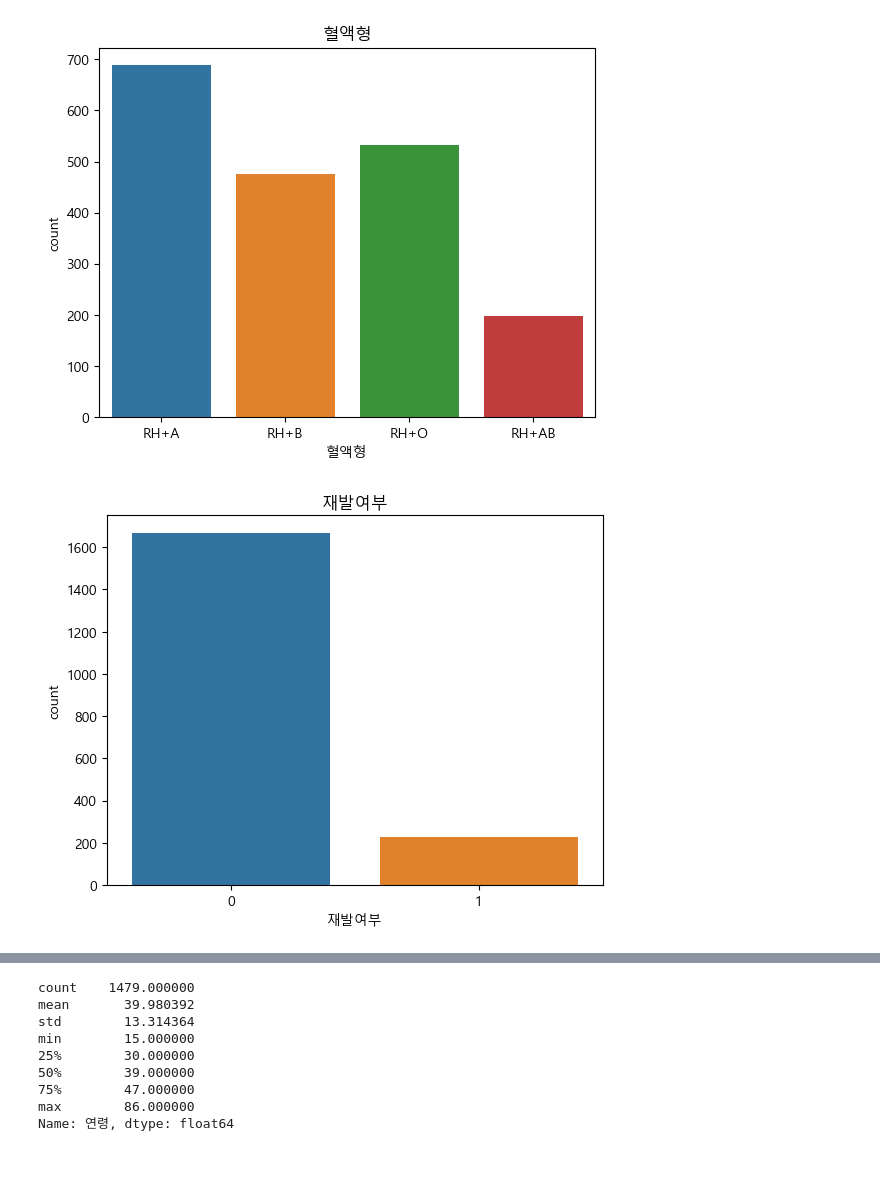
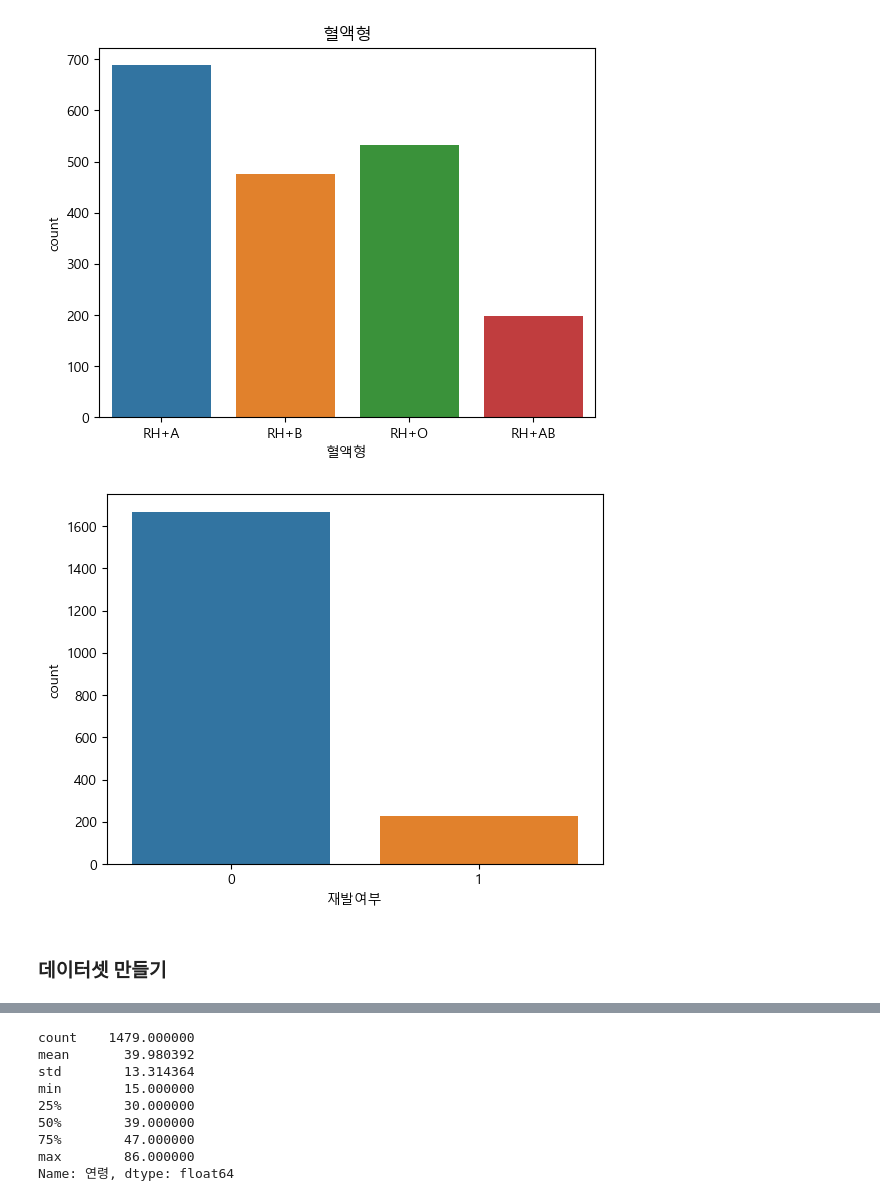
Before and after one commit to araya1203/study_data_analytics, a Jupyter notebook: codes/DDA/RecurrenceOfSurgery_DDA_quests.ipynb, the cells around one changed output, grey strips where cells are left out. Cells and saved outputs as stored; diff of their text form; code cells hidden in the pictures; blank space fills up the shorter version.

```diff
--- a/codes/DDA/RecurrenceOfSurgery_DDA_quests.ipynb
+++ b/codes/DDA/RecurrenceOfSurgery_DDA_quests.ipynb
@@ -178,8 +177,7 @@ plt.show()
 # %%
 # 재발여부 chart
 
 sns.countplot(data=df_ROS_forpatient, x='재발여부')
-plt.title("재발여부")
 plt.show()
 # %% [output]
-[figure, old version]
+[figure, new version]
@@ -188,0 +184,2 @@ plt.show()
+# %% [markdown]
+### 데이터셋 만들기
```
Also changed, not shown: parts of 28 cells of this notebook, 2 other files.
